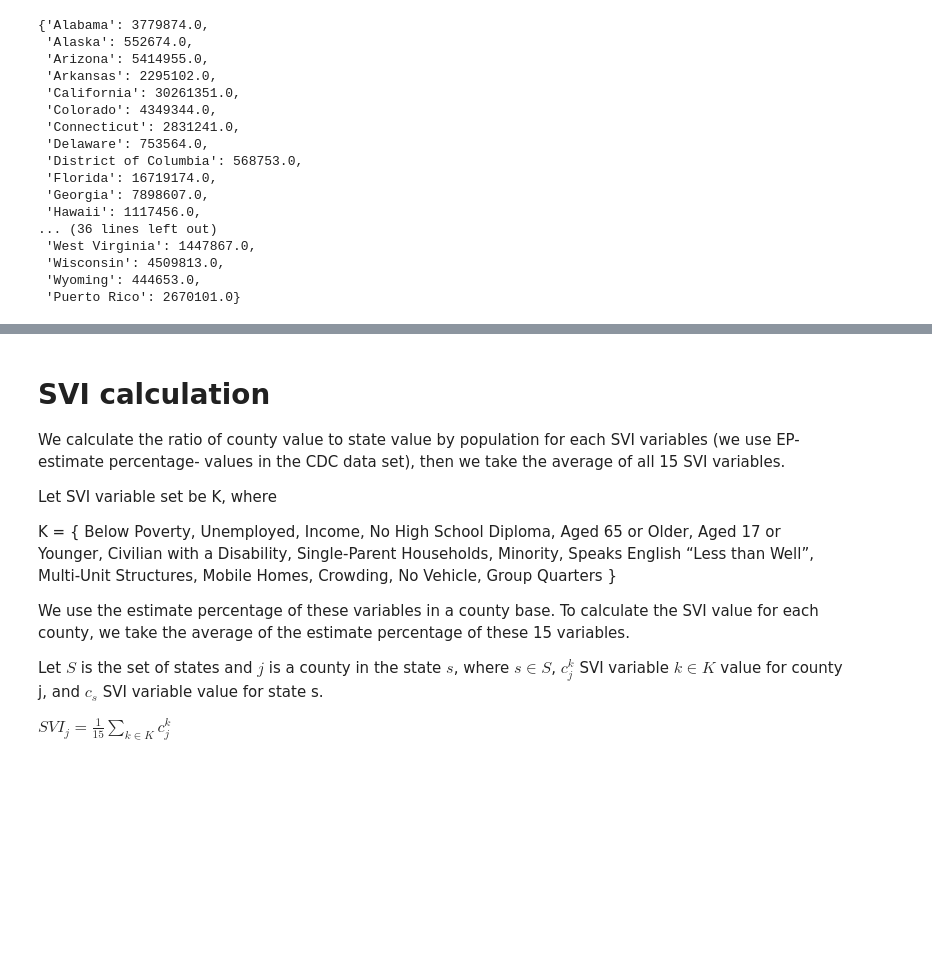
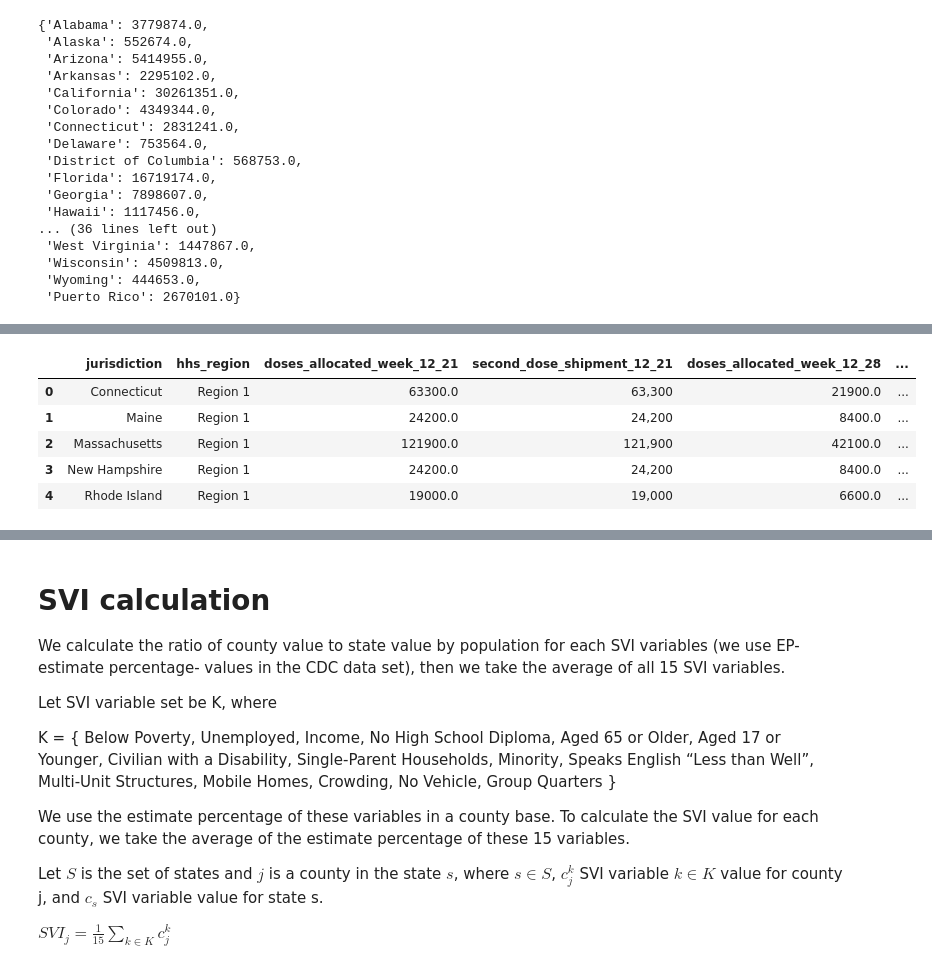
Before and after one commit to CenterForSpatialResearch/newpoliticsofcare_analysis_vaccine, a Jupyter notebook: Vaccine_allocation/Vaccine_allocation.ipynb, the cells around one changed output, grey strips where cells are left out. Drawn from its saved outputs; the diff is of its cells as text; code cells hidden in the pictures; blank space fills up the shorter version.

```diff
--- a/Vaccine_allocation/Vaccine_allocation.ipynb
+++ b/Vaccine_allocation/Vaccine_allocation.ipynb
@@ -309,0 +327,12 @@ vac_mo.head(5)
+# %%
+
+vac_mo['sum_j'] = vac_mo[['doses_allocated_week_12_21','doses_allocated_week_12_28','doses_allocated_week_01_04','doses_allocated_week_of_01_10']].sum(axis=1)
+# %%
+vac_mo.head(5)
+# %% [output]
+|  | jurisdiction | hhs_region | doses_allocated_week_12_21 | second_dose_shipment_12_21 | doses_allocated_week_12_28 | ... |
+| 0 | Connecticut | Region 1 | 63300.0 | 63,300 | 21900.0 | ... |
+| 1 | Maine | Region 1 | 24200.0 | 24,200 | 8400.0 | ... |
+| 2 | Massachusetts | Region 1 | 121900.0 | 121,900 | 42100.0 | ... |
+| 3 | New Hampshire | Region 1 | 24200.0 | 24,200 | 8400.0 | ... |
+| 4 | Rhode Island | Region 1 | 19000.0 | 19,000 | 6600.0 | ... |
```
Also changed, not shown: parts of 7 cells of this notebook, 5 other files.
